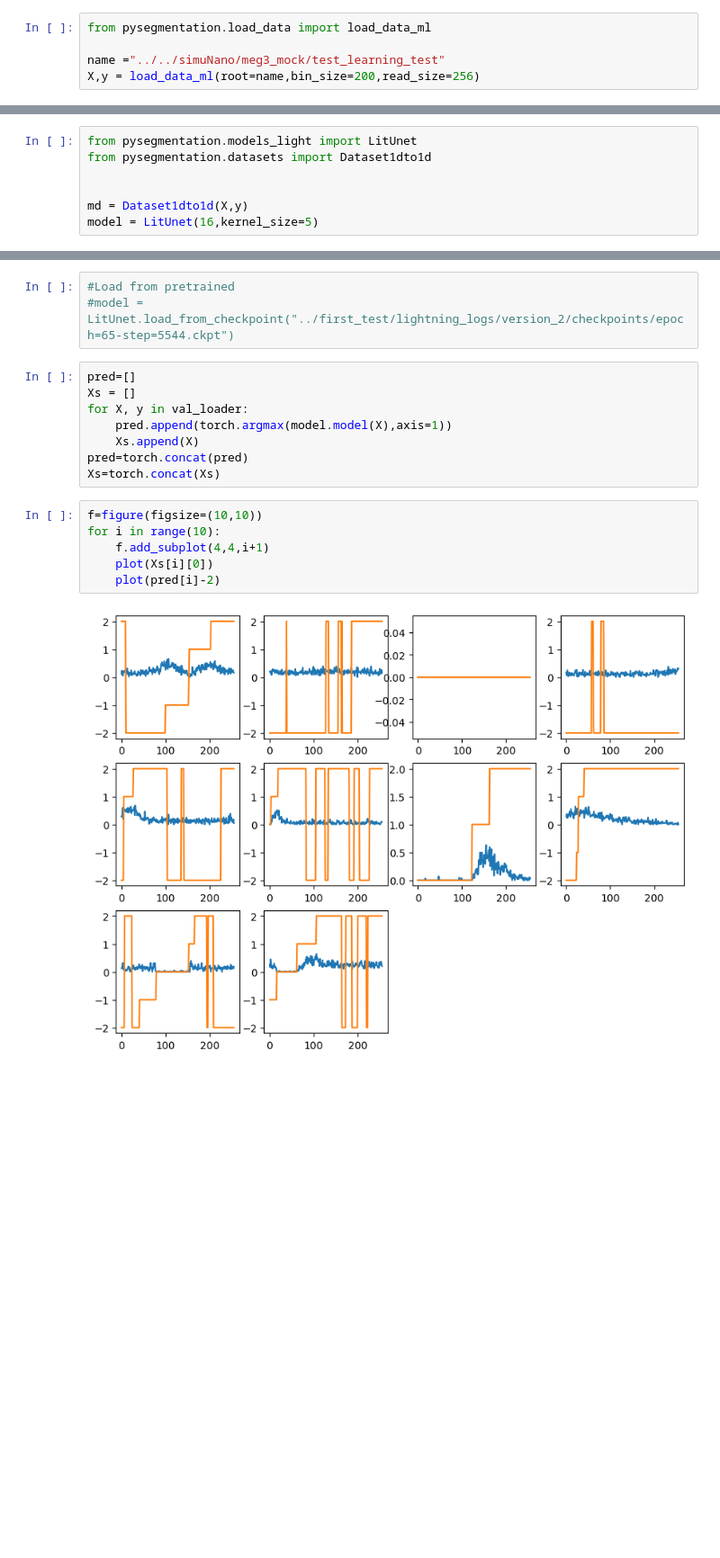
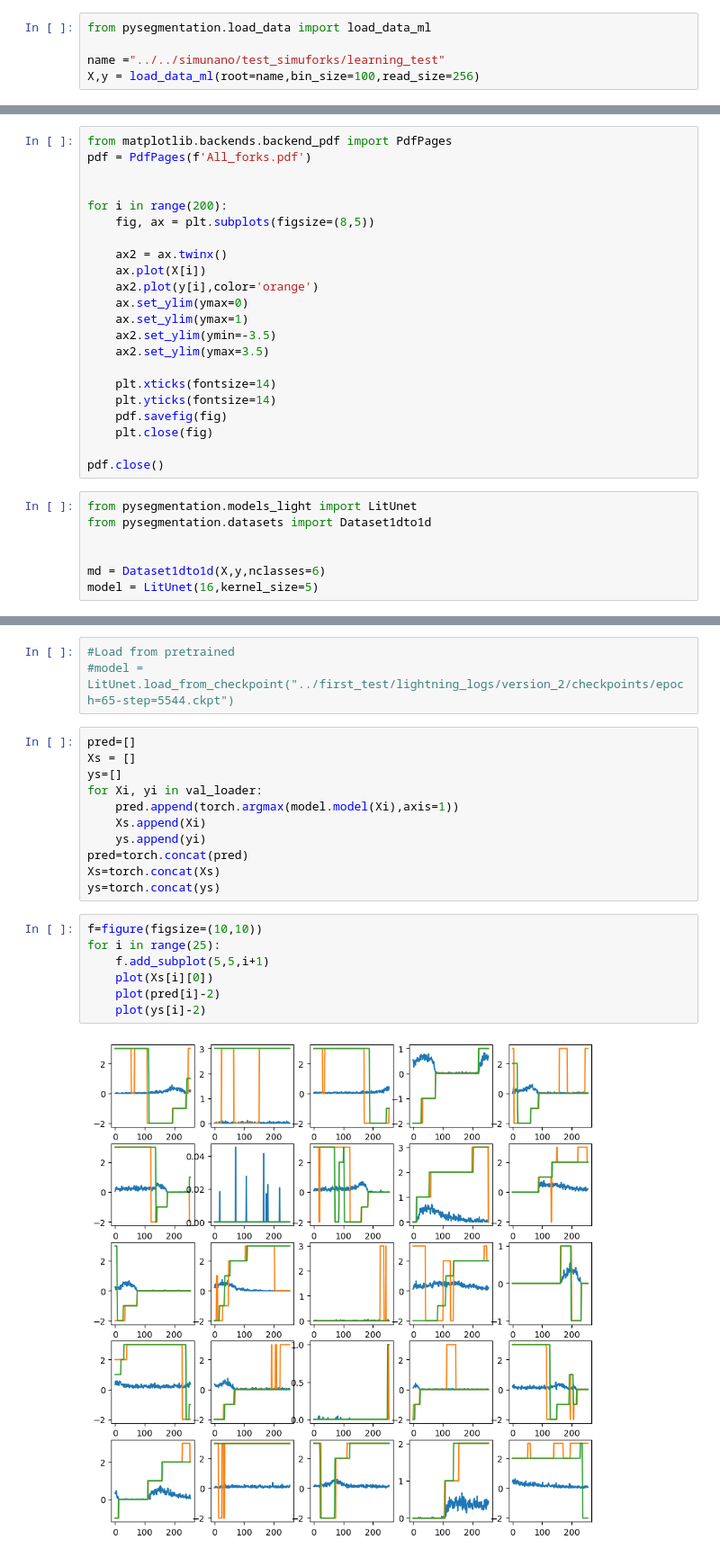
Before and after one commit to organic-chemistry/pysegmentation, a Jupyter notebook: notebook/Example.ipynb, the cells around one changed output, grey strips where cells are left out. Shown at 90% size. Cells and saved outputs as stored; diff of their text form; blank space fills up the shorter version.

```diff
--- a/notebook/Example.ipynb
+++ b/notebook/Example.ipynb
@@ -10,5 +11,5 @@ cd notebook
 # %%
 from pysegmentation.load_data import load_data_ml
 
-name ="../../simuNano/meg3_mock/test_learning_test"
-X,y = load_data_ml(root=name,bin_size=200,read_size=256)
+name ="../../simunano/test_simuforks/learning_test"
+X,y = load_data_ml(root=name,bin_size=100,read_size=256)
@@ -23,9 +42,31 @@ for i in range(16):
+# %%
+from matplotlib.backends.backend_pdf import PdfPages
+pdf = PdfPages(f'All_forks.pdf')
+
+
+for i in range(200):
+    fig, ax = plt.subplots(figsize=(8,5))
+
+    ax2 = ax.twinx()
+    ax.plot(X[i])
+    ax2.plot(y[i],color='orange')
+    ax.set_ylim(ymax=0)
+    ax.set_ylim(ymax=1)
+    ax2.set_ylim(ymin=-3.5)
+    ax2.set_ylim(ymax=3.5)
+
+    plt.xticks(fontsize=14)
+    plt.yticks(fontsize=14)
+    pdf.savefig(fig)
+    plt.close(fig)
+
+pdf.close()
 # %%
 from pysegmentation.models_light import LitUnet
 from pysegmentation.datasets import Dataset1dto1d
 
 
-md = Dataset1dto1d(X,y)
+md = Dataset1dto1d(X,y,nclasses=6)
 model = LitUnet(16,kernel_size=5)
 # %%
 import torch.utils.data as data
@@ -67,16 +110,20 @@ trainer.fit(model=model, train_dataloaders=train_loader,val_dataloaders=val_load
 # %%
 pred=[]
 Xs = []
-for X, y in val_loader:
-    pred.append(torch.argmax(model.model(X),axis=1))
-    Xs.append(X)
+ys=[]
+for Xi, yi in val_loader:
+    pred.append(torch.argmax(model.model(Xi),axis=1))
+    Xs.append(Xi)
+    ys.append(yi)
 pred=torch.concat(pred)
 Xs=torch.concat(Xs)
+ys=torch.concat(ys)
 # %%
 f=figure(figsize=(10,10))
-for i in range(10):
-    f.add_subplot(4,4,i+1)
+for i in range(25):
+    f.add_subplot(5,5,i+1)
     plot(Xs[i][0])
     plot(pred[i]-2)
+    plot(ys[i]-2)
 # %% [output]
-[figure, old version]
+[figure, new version]
```
Also changed, not shown: parts of 12 cells of this notebook, 1 other file.
